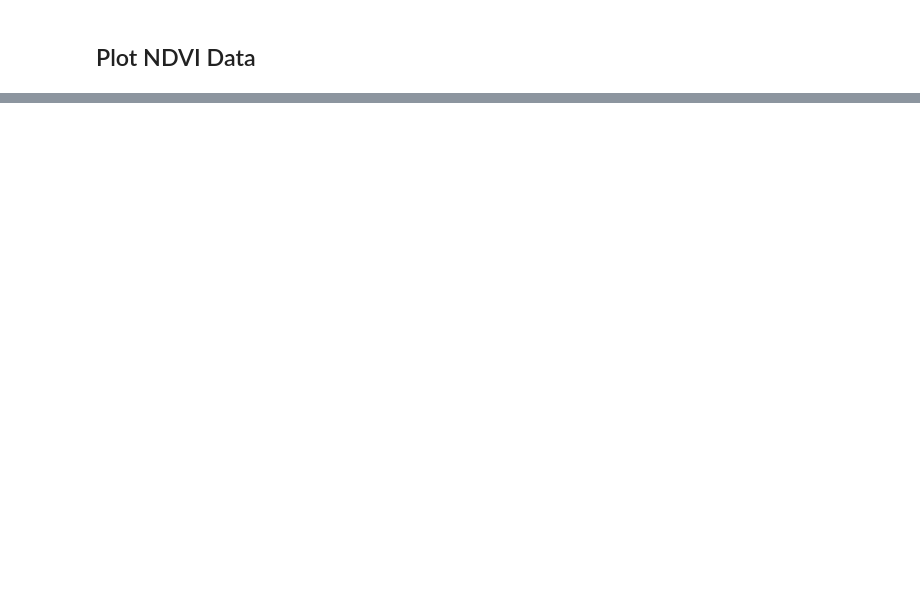
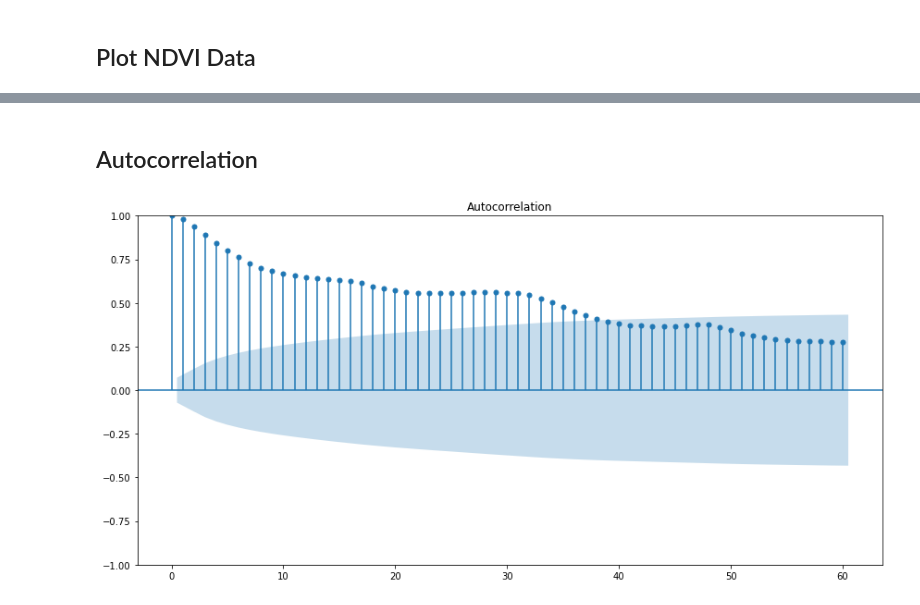
Before and after one commit to https-github-com-Engelbert107/Land_surface_classification_malawi_mozambique, a Jupyter notebook: Notebook/Time-series-NDVI.ipynb, the cells around one changed output, grey strips where cells are left out. Cells and saved outputs as stored; diff of their text form; code cells hidden in the pictures; blank space fills up the shorter version.

```diff
--- a/Notebook/Time-series-NDVI.ipynb
+++ b/Notebook/Time-series-NDVI.ipynb
@@ -300,0 +392,10 @@ We can see that:
+# %% [markdown]
+## Autocorrelation
+# %%
+fig, ax = plt.subplots(1, 1, figsize=(12, 6))
+
+plot_acf(ndvi_df_daily, ax=ax, lags=60)
+plt.savefig('Autocorrelation_Plot.png')
+fig.tight_layout()
+# %% [output]
+[figure, added]
```
Also changed, not shown: parts of 29 cells of this notebook.
